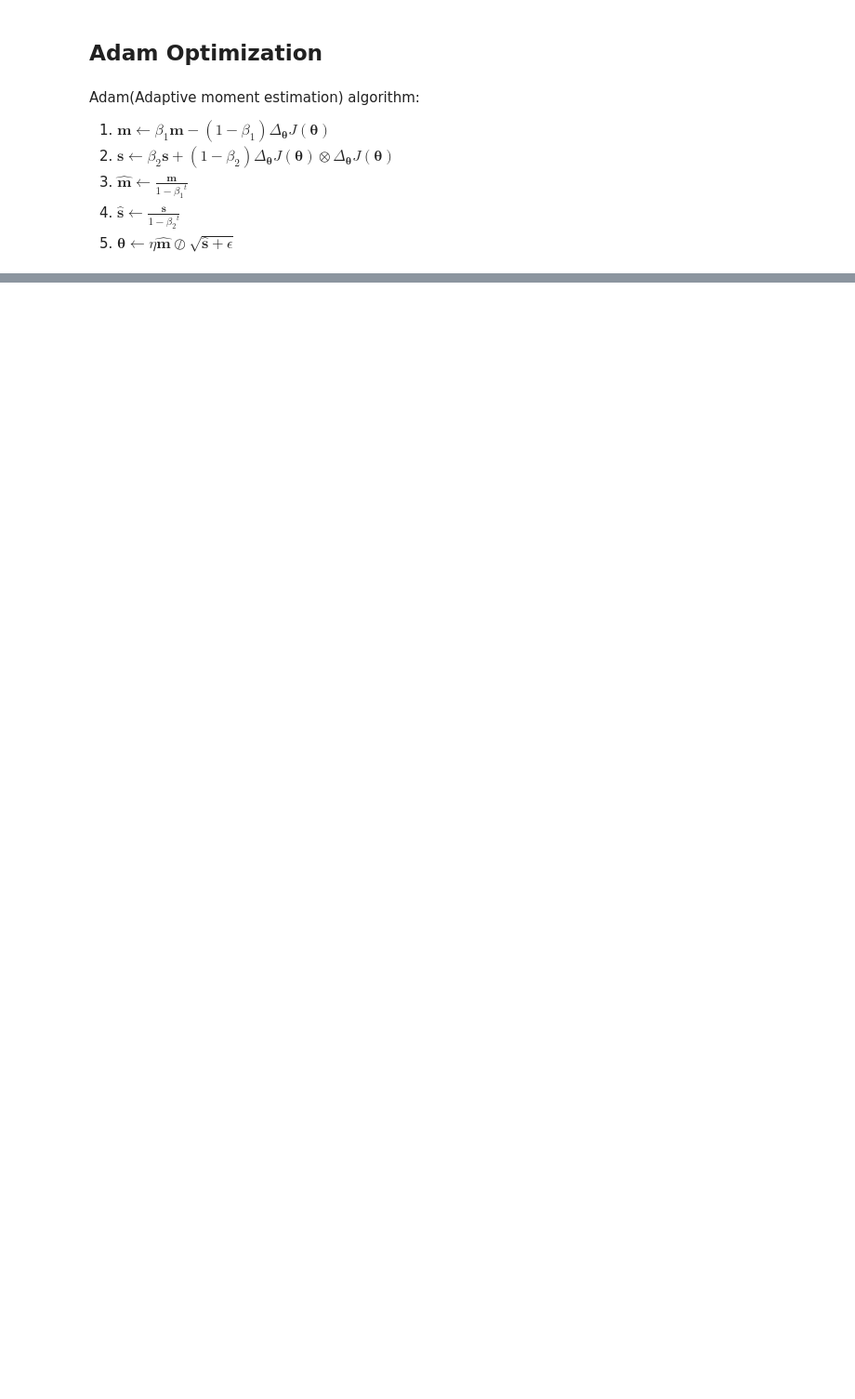
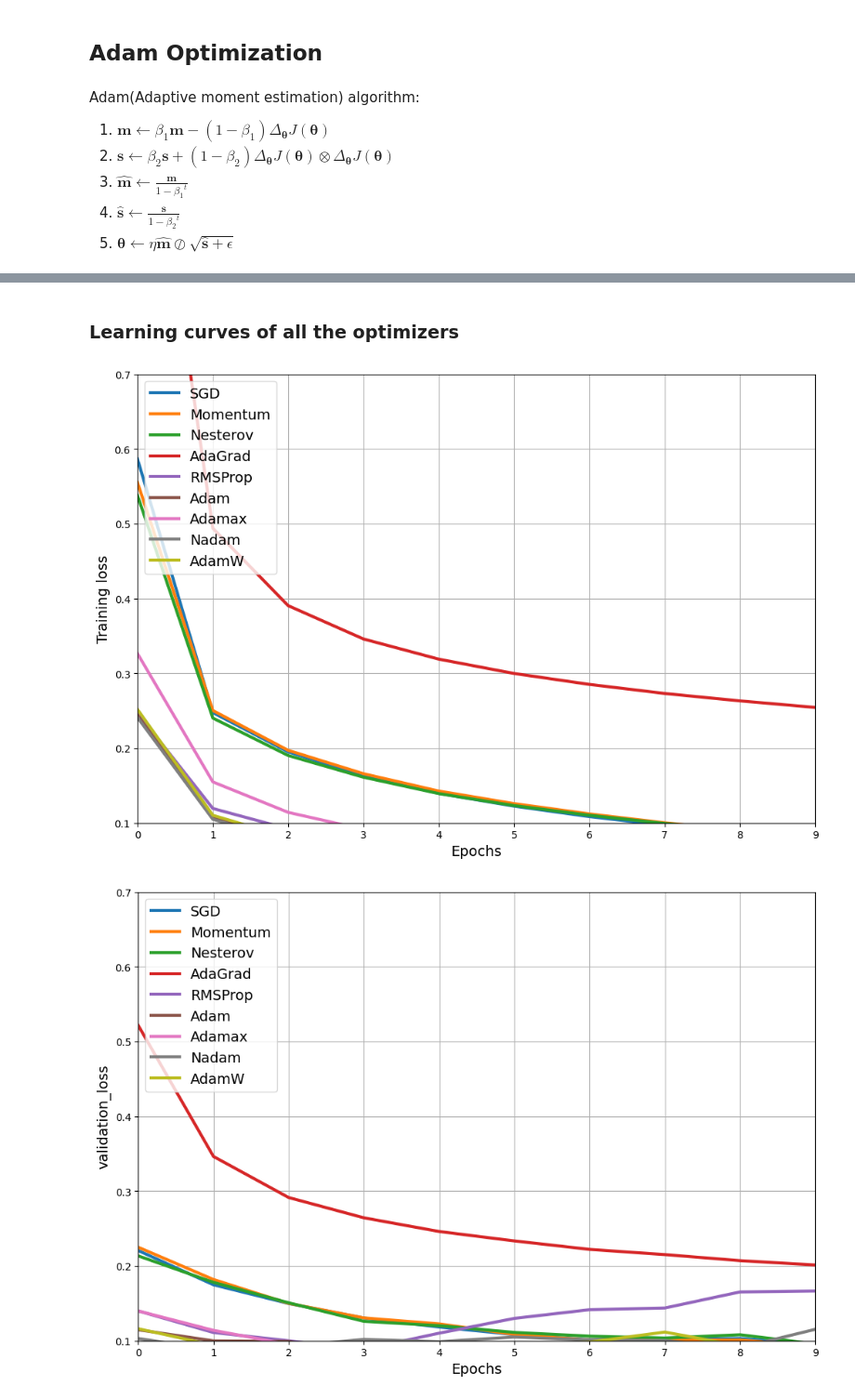
Before and after one commit to SiddharthYadav-v/ML-with-sklearn-keras-tf, a Jupyter notebook: 11_training_deep_neural_networks.ipynb, the cells around one changed output, grey strips where cells are left out. Shown: that part at 93% size. Cells and saved outputs as stored; diff of their text form; code cells hidden in the pictures; blank space fills up the shorter version.

```diff
--- a/11_training_deep_neural_networks.ipynb
+++ b/11_training_deep_neural_networks.ipynb
@@ -734,0 +816,5 @@ Adam(Adaptive moment estimation) algorithm:
+# %%
+optimizer = tf.keras.optimizers.Nadam(learning_rate=0.001, beta_1=0.9,
+                                      beta_2=0.999)
+# %%
+history_nadam = build_and_train_model(optimizer)
@@ -734,0 +847,7 @@ Adam(Adaptive moment estimation) algorithm:
+# %%
+import tensorflow_addons as tfa
+
+optimizer = tfa.optimizers.AdamW(weight_decay=1e-5, learning_rate=0.001,
+                                 beta_1=0.9, beta_2=0.999)
+# %%
+history_adamw = build_and_train_model(optimizer)
@@ -734,0 +875,21 @@ Adam(Adaptive moment estimation) algorithm:
+# %% [markdown]
+### Learning curves of all the optimizers
+# %%
+for loss in ("loss", "val_loss"):
+    plt.figure(figsize=(12, 8))
+    opt_names = "SGD Momentum Nesterov AdaGrad RMSProp Adam Adamax Nadam AdamW"
+    for history, opt_name in zip((history_sgd, history_momentum, history_nesterov,
+                                  history_adagrad, history_rmsprop, history_adam,
+                                  history_adamax, history_nadam, history_adamw),
+                                  opt_names.split()):
+        plt.plot(history.history[loss], label=f"{opt_name}", linewidth=3)
+
+    plt.grid()
+    plt.xlabel("Epochs")
+    plt.ylabel({"loss": "Training loss", "val_loss": "validation_loss"}[loss])
+    plt.legend(loc="upper left")
+    plt.axis([0, 9, 0.1, 0.7])
+    plt.show()
+# %% [output]
+[figure, added]
+[figure, added]
```
Also changed, not shown: parts of 70 cells of this notebook, 5 other files.
